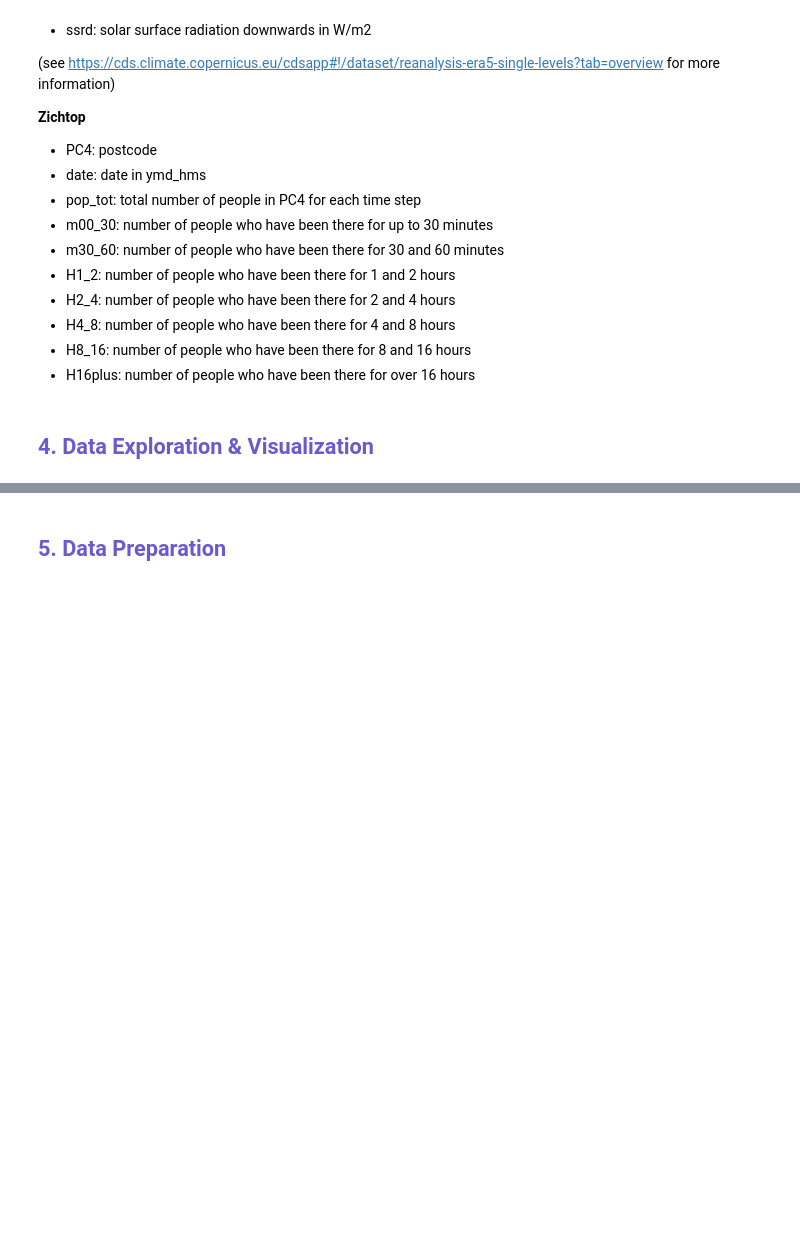
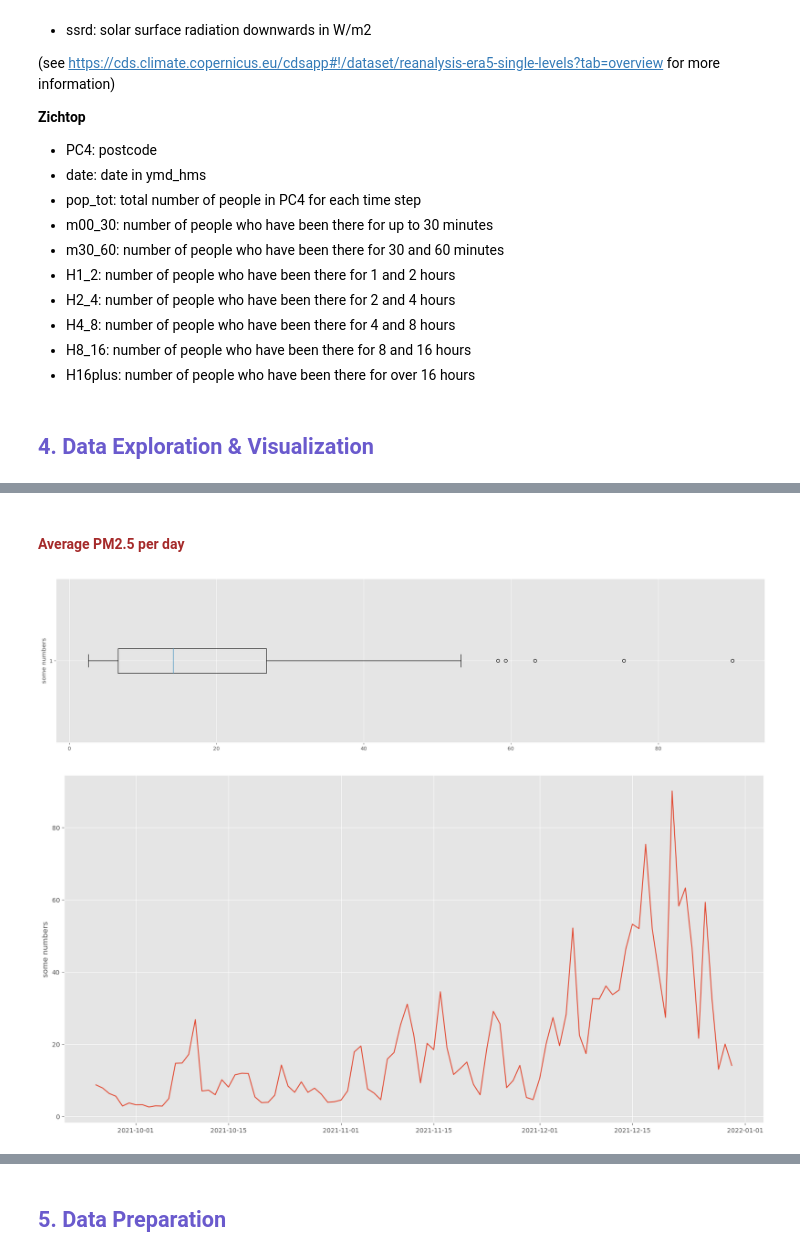
Before and after one commit to rawan-a-d/Air-Quality-Prediction, a Jupyter notebook: air_pollution.ipynb, the cells around one changed output, grey strips where cells are left out. Drawn from its saved outputs; the diff is of its cells as text; code cells hidden in the pictures; blank space fills up the shorter version.

```diff
--- a/air_pollution.ipynb
+++ b/air_pollution.ipynb
@@ -115,0 +162,16 @@ print(air_pollution_csv)
+# %% [markdown]
+<h4><font color=brown>Average PM2.5 per day</font></h4>
+# %%
+plt.figure(figsize=(20,5))
+plt.boxplot( group_by_day['pm2.5'], vert=False)
+plt.ylabel('some numbers')
+plt.tight_layout()
+plt.show()
+
+plt.figure(figsize=(20,10))
+plt.plot(group_by_day['pm2.5'])
+plt.ylabel('some numbers')
+plt.show()
+# %% [output]
+[figure, added]
+[figure, added]
```
Also changed, not shown: parts of 18 cells of this notebook.
